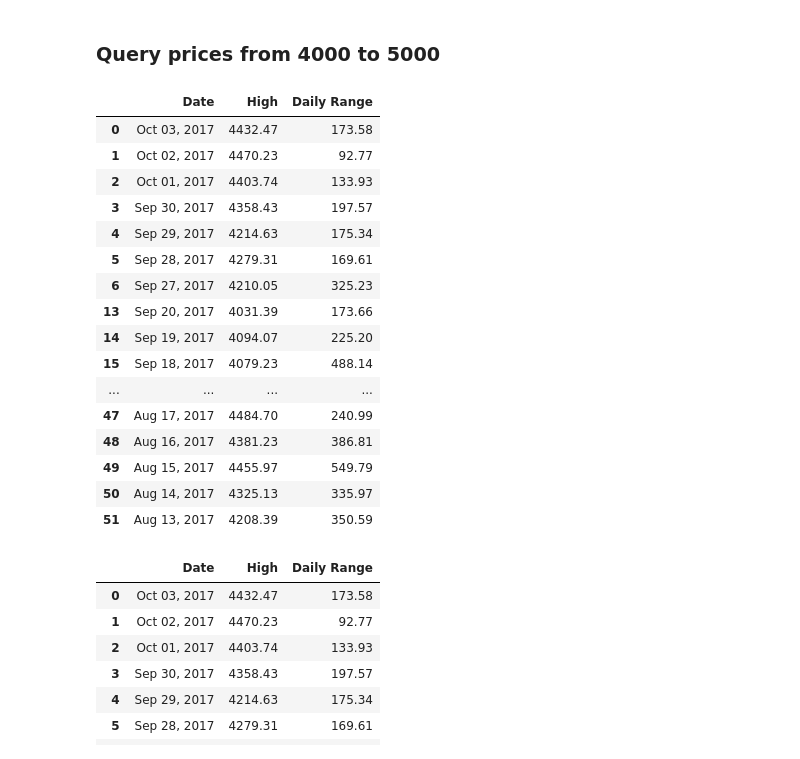
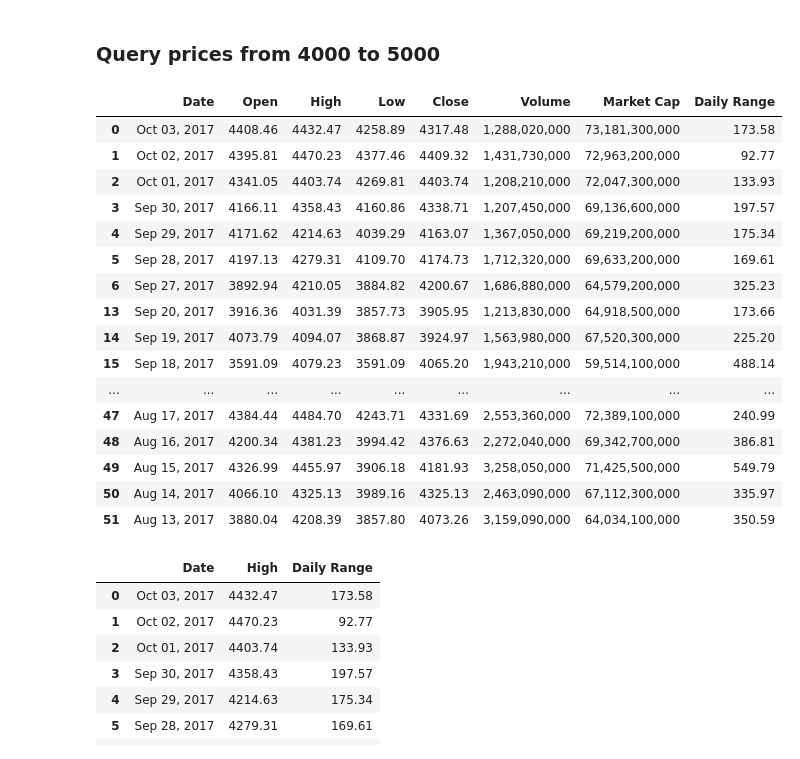
Before and after one commit to kayne10/Crypto-Pirates, a Jupyter notebook: pandas_scripts/BitcoinDataFraming.ipynb, the cells around one changed output. Cells and saved outputs as stored; diff of their text form; code cells hidden in the pictures.

```diff
--- a/pandas_scripts/BitcoinDataFraming.ipynb
+++ b/pandas_scripts/BitcoinDataFraming.ipynb
@@ -153,30 +212,30 @@ new_df['High'].max()
 # %%
 '''
 You can also query data frames by selecting specific columns
 '''
 cond1 = btc_df['High']>4000
 cond2 = btc_df['High']<5000
 result = btc_df[(cond1) & (cond2)]
-cols = ['Date','High','Daily Range']
-result[cols]
+#cols = ['Date','High','Daily Range']
+result
 # %% [output]
-|  | Date | High | Daily Range |
-| 0 | Oct 03, 2017 | 4432.47 | 173.58 |
-| 1 | Oct 02, 2017 | 4470.23 | 92.77 |
-| 2 | Oct 01, 2017 | 4403.74 | 133.93 |
-| 3 | Sep 30, 2017 | 4358.43 | 197.57 |
-| 4 | Sep 29, 2017 | 4214.63 | 175.34 |
-| 5 | Sep 28, 2017 | 4279.31 | 169.61 |
-| 6 | Sep 27, 2017 | 4210.05 | 325.23 |
-| 13 | Sep 20, 2017 | 4031.39 | 173.66 |
-| 14 | Sep 19, 2017 | 4094.07 | 225.20 |
-| 15 | Sep 18, 2017 | 4079.23 | 488.14 |
-| ... | ... | ... | ... |
-| 47 | Aug 17, 2017 | 4484.70 | 240.99 |
-| 48 | Aug 16, 2017 | 4381.23 | 386.81 |
-| 49 | Aug 15, 2017 | 4455.97 | 549.79 |
-| 50 | Aug 14, 2017 | 4325.13 | 335.97 |
-| 51 | Aug 13, 2017 | 4208.39 | 350.59 |
+|  | Date | Open | High | Low | Close | Volume | Market Cap | Daily Range |
+| 0 | Oct 03, 2017 | 4408.46 | 4432.47 | 4258.89 | 4317.48 | 1,288,020,000 | 73,181,300,000 | 173.58 |
+| 1 | Oct 02, 2017 | 4395.81 | 4470.23 | 4377.46 | 4409.32 | 1,431,730,000 | 72,963,200,000 | 92.77 |
+| 2 | Oct 01, 2017 | 4341.05 | 4403.74 | 4269.81 | 4403.74 | 1,208,210,000 | 72,047,300,000 | 133.93 |
+| 3 | Sep 30, 2017 | 4166.11 | 4358.43 | 4160.86 | 4338.71 | 1,207,450,000 | 69,136,600,000 | 197.57 |
+| 4 | Sep 29, 2017 | 4171.62 | 4214.63 | 4039.29 | 4163.07 | 1,367,050,000 | 69,219,200,000 | 175.34 |
+| 5 | Sep 28, 2017 | 4197.13 | 4279.31 | 4109.70 | 4174.73 | 1,712,320,000 | 69,633,200,000 | 169.61 |
+| 6 | Sep 27, 2017 | 3892.94 | 4210.05 | 3884.82 | 4200.67 | 1,686,880,000 | 64,579,200,000 | 325.23 |
+| 13 | Sep 20, 2017 | 3916.36 | 4031.39 | 3857.73 | 3905.95 | 1,213,830,000 | 64,918,500,000 | 173.66 |
+| 14 | Sep 19, 2017 | 4073.79 | 4094.07 | 3868.87 | 3924.97 | 1,563,980,000 | 67,520,300,000 | 225.20 |
+| 15 | Sep 18, 2017 | 3591.09 | 4079.23 | 3591.09 | 4065.20 | 1,943,210,000 | 59,514,100,000 | 488.14 |
+| ... | ... | ... | ... | ... | ... | ... | ... | ... |
+| 47 | Aug 17, 2017 | 4384.44 | 4484.70 | 4243.71 | 4331.69 | 2,553,360,000 | 72,389,100,000 | 240.99 |
+| 48 | Aug 16, 2017 | 4200.34 | 4381.23 | 3994.42 | 4376.63 | 2,272,040,000 | 69,342,700,000 | 386.81 |
+| 49 | Aug 15, 2017 | 4326.99 | 4455.97 | 3906.18 | 4181.93 | 3,258,050,000 | 71,425,500,000 | 549.79 |
+| 50 | Aug 14, 2017 | 4066.10 | 4325.13 | 3989.16 | 4325.13 | 2,463,090,000 | 67,112,300,000 | 335.97 |
+| 51 | Aug 13, 2017 | 3880.04 | 4208.39 | 3857.80 | 4073.26 | 3,159,090,000 | 64,034,100,000 | 350.59 |
 # %%
 '''
 This way works too
```
Also changed, not shown: parts of 5 cells of this notebook, 1 other file.
